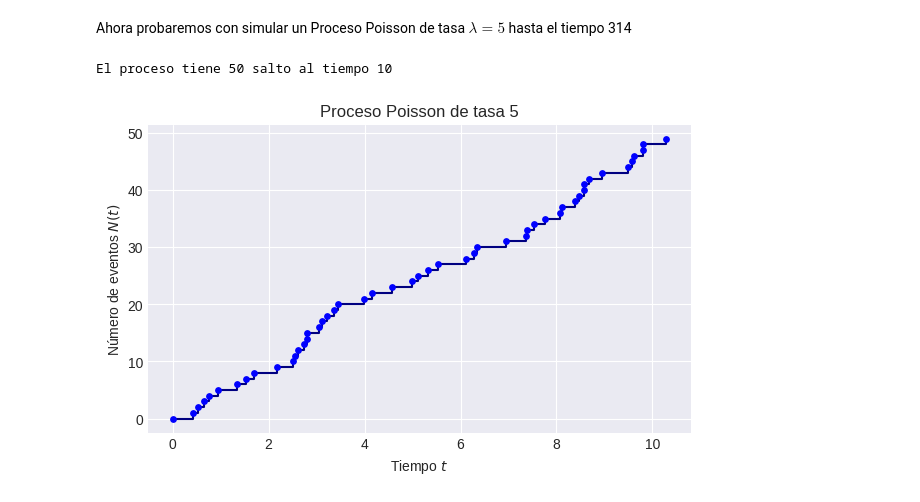
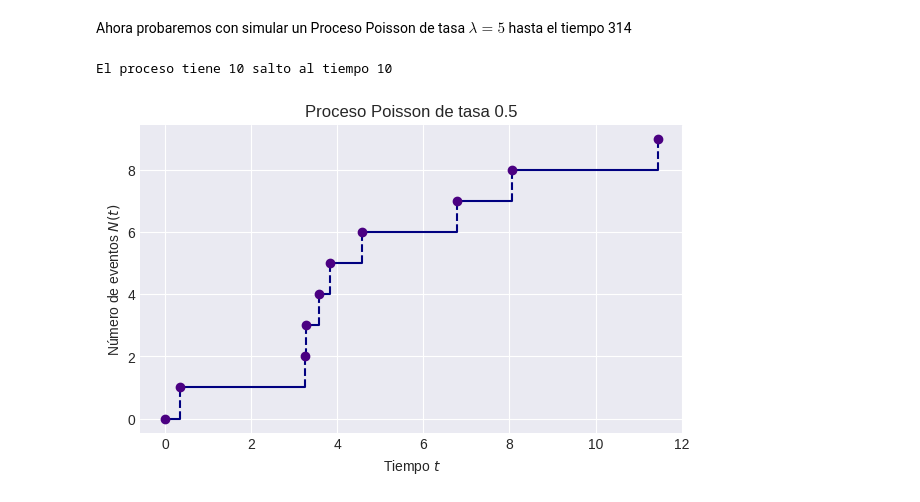
Before and after one commit to eliasegn/ProcesosI, a Jupyter notebook: PP1_SimulacióndelProcesoPoisson.ipynb, the cells around one changed output. Saved outputs shown, nothing was run; the diff lists cells and outputs as text; code cells hidden in the pictures.

```diff
--- a/PP1_SimulacióndelProcesoPoisson.ipynb
+++ b/PP1_SimulacióndelProcesoPoisson.ipynb
@@ -64,8 +71,16 @@ pp1 = pd.DataFrame({'n':range(n+1), 'T_n':np.concatenate([[0],uniformes])}) # Ag
 # Graficamos con las funciones step y scatter
 plt.figure(figsize=(7,4))
 plt.style.use('seaborn-v0_8-dark')
-plt.step(pp1['T_n'], pp1['n'], where='post', color='navy')
-plt.scatter(pp1['T_n'], pp1['n'], color='blue', zorder=3)
+# Algo análogo a lo anterior
+for i in range(len(pp1['T_n']) - 1):
+    # Línea horizontal
+    plt.plot([pp1['T_n'][i], pp1['T_n'][i+1]], [pp1['n'][i], pp1['n'][i]], color='navy')
+
+    # Línea vertical punteada
+    plt.plot([pp1['T_n'][i+1], pp1['T_n'][i+1]], [pp1['n'][i], pp1['n'][i+1]],  # Mantenemos fija a la x y movemos y
+             color='navy', linestyle='--')
+plt.scatter(pp1['T_n'], pp1['n'], color='indigo', zorder=3)
+plt.plot()
 plt.title('Proceso Poisson simulado')
 plt.xlabel('Tiempo $t$')
 plt.ylabel('Número de eventos $N(t)$')
@@ -164,7 +172,6 @@ import numpy as np
 import matplotlib.pyplot as plt
 import random
 
-np.random.seed(12)
 # Definimos el tiempo hasta el cual queremos nuestro proceso
 t = 20
 
@@ -187,8 +194,19 @@ print(N, llegadas)
 
 # Graficamos nuestro proceso
 plt.figure(figsize=(7,4))
-plt.step(llegadas, range(N), where='post', color='navy')
-plt.scatter(llegadas, range(N), color='blue', zorder=3)
+plt.style.use('seaborn-v0_8-dark')
+# Algo análogo a lo anterior
+# ...
+niveles = list(range(len(llegadas) - 1))
+for i in range(len(llegadas)-1):
+    # Línea horizontal
+    plt.plot([llegadas[i], llegadas[i+1]], [niveles[i], niveles[i]], color='navy')
+
+    # Línea vertical punteada (si no es la última)
+    if i < len(niveles) - 1:
+        plt.plot([llegadas[i+1], llegadas[i+1]], [niveles[i], niveles[i+1]], color='navy', linestyle='--')
+
+plt.scatter(llegadas[:-1], niveles, color='indigo', zorder=3)
 plt.title(f'Proceso Poisson de tasa {lamb}')
 plt.xlabel('Tiempo $t$')
 plt.ylabel('Número de eventos $N(t)$')
@@ -224,8 +242,15 @@ class ProcesoPoisson:
   # Graficamos el proceso igual que antes
   def plot(self):
     plt.figure(figsize=(7,4))
-    plt.step(self.proceso['T_n'], self.proceso['n'], where='post', color='navy')
-    plt.scatter(self.proceso['T_n'], self.proceso['n'], color='blue', zorder=3, s = 15)
+    for i in range(len(self.proceso['T_n'])-1):
+        # Línea horizontal
+        plt.plot([self.proceso['T_n'][i], self.proceso['T_n'][i+1]], [self.proceso['n'][i], self.proceso['n'][i]], color='navy')
+
+        # Línea vertical punteada (si no es la última)
+        if i < len(self.proceso['n']) - 1:
+            plt.plot([self.proceso['T_n'][i+1], self.proceso['T_n'][i+1]], [self.proceso['n'][i], self.proceso['n'][i+1]], color='navy', linestyle='--')
+
+    plt.scatter(self.proceso['T_n'], self.proceso['n'], color='indigo', zorder=3)
     plt.title(f'Proceso Poisson de tasa {self.lamb}')
     plt.xlabel('Tiempo $t$')
     plt.ylabel('Número de eventos $N(t)$')
@@ -233,9 +258,9 @@ class ProcesoPoisson:
 # %% [markdown]
 Ahora probaremos con simular un Proceso Poisson de tasa $\lambda = 5$ hasta el tiempo 314
 # %%
-ppprueba = ProcesoPoisson(5)
+ppprueba = ProcesoPoisson(0.5)
 ppprueba.simular(10)
 ppprueba.plot()
 # %% [output]
-El proceso tiene 50 salto al tiempo 10
+El proceso tiene 10 salto al tiempo 10
-[figure, old version]
+[figure, new version]
```
Also changed, not shown: parts of 7 cells of this notebook, 1 other file.
